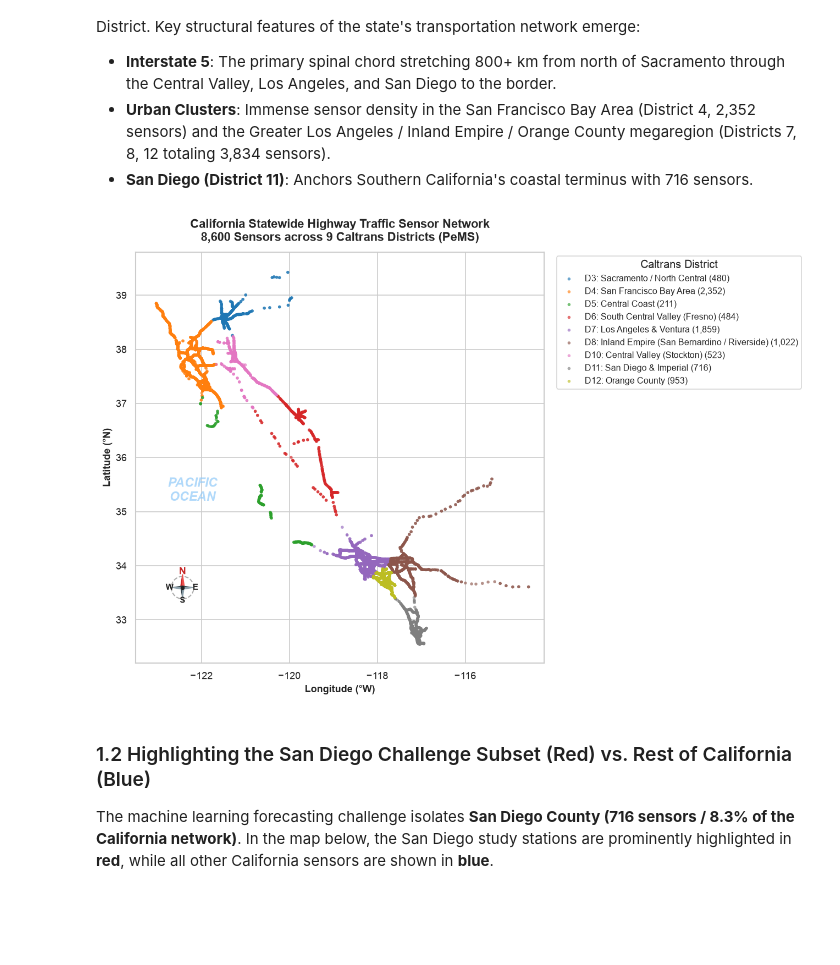
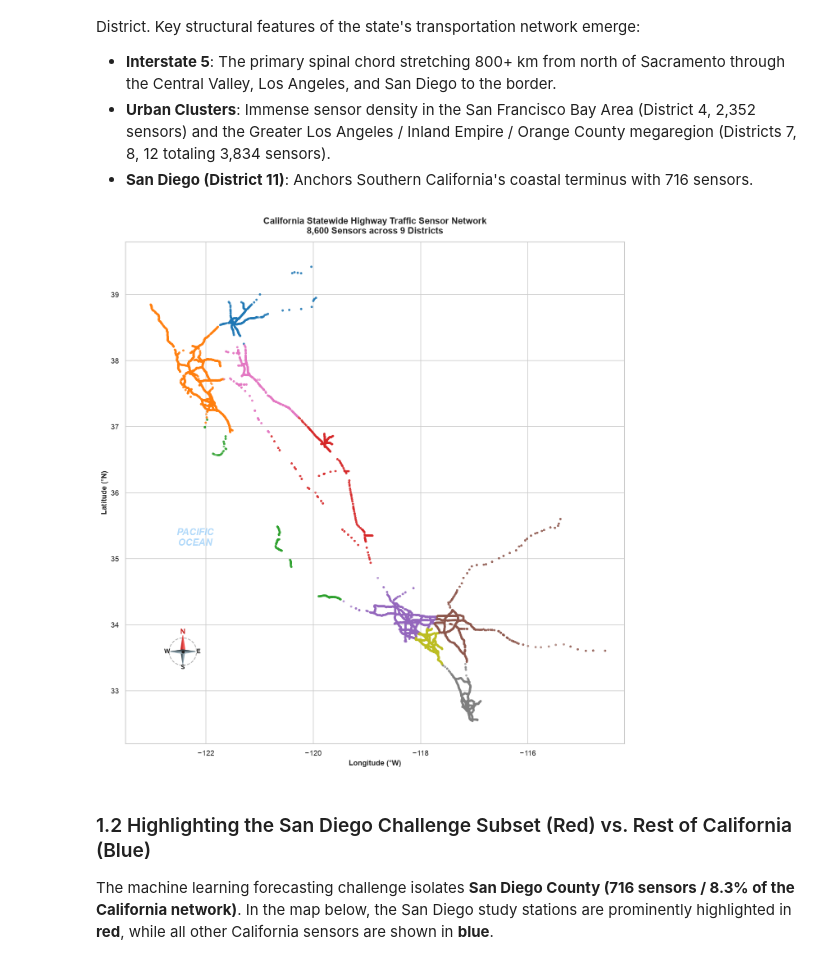
Before and after one commit to mblbruhn/traffic-prediction, a Jupyter notebook: geospatial_analysis.ipynb, the cells around one changed output. Drawn from its saved outputs; the diff is of its cells as text; code cells hidden in the pictures; blank space fills up the shorter version.

Commit message:
refine geospatial plots

```diff
--- a/geospatial_analysis.ipynb
+++ b/geospatial_analysis.ipynb
@@ -133,32 +133,32 @@ Key structural features of the state's transportation network emerge:
 # %%
 fig, ax = plt.subplots(figsize=(11, 12), dpi=120)
 
 palette = sns.color_palette("tab10", n_colors=metadata_ca["District"].nunique())
 for (d_id, d_name), color in zip(sorted(district_names.items()), palette):
     sub = metadata_ca[metadata_ca["District"] == d_id]
     ax.scatter(sub["Lng"], sub["Lat"], s=11, color=color, alpha=0.65,
                label=f"{d_name} ({len(sub):,})", edgecolor="none", zorder=2)
 
 add_compass(ax, loc=(0.07, 0.14), size=0.09)
 
 # Context labels
 ax.text(-122.2, 35.2, "PACIFIC\nOCEAN", fontsize=14, fontweight="bold",
         fontstyle="italic", color="#90CAF9", alpha=0.7, ha="center")
 
 ax.set_aspect(1.23)
 ax.set_xlabel("Longitude (°W)", fontsize=11, fontweight="bold")
 ax.set_ylabel("Latitude (°N)", fontsize=11, fontweight="bold")
-ax.set_title("California Statewide Highway Traffic Sensor Network\n8,600 Sensors across 9 Caltrans Districts (PeMS)",
+ax.set_title("California Statewide Highway Traffic Sensor Network\n8,600 Sensors across 9 Districts",
              fontsize=13, fontweight="bold", pad=12)
 ax.set_xlim(-123.5, -114.2)
 ax.set_ylim(32.2, 39.8)
-ax.legend(title="Caltrans District", bbox_to_anchor=(1.02, 1), loc="upper left",
-          frameon=True, fontsize=9.5)
+# ax.legend(title="Caltrans District", bbox_to_anchor=(1.02, 1), loc="upper left",
+#           frameon=True, fontsize=9.5)
 
 plt.tight_layout()
 plt.show()
 # %% [output]
-[figure, old version]
+[figure, new version]
 # %% [markdown]
 ### 1.2 Highlighting the San Diego Challenge Subset (Red) vs. Rest of California (Blue)
 The machine learning forecasting challenge isolates **San Diego County (716 sensors / 8.3% of the California network)**.
```
Also changed, not shown: parts of 3 cells of this notebook.
